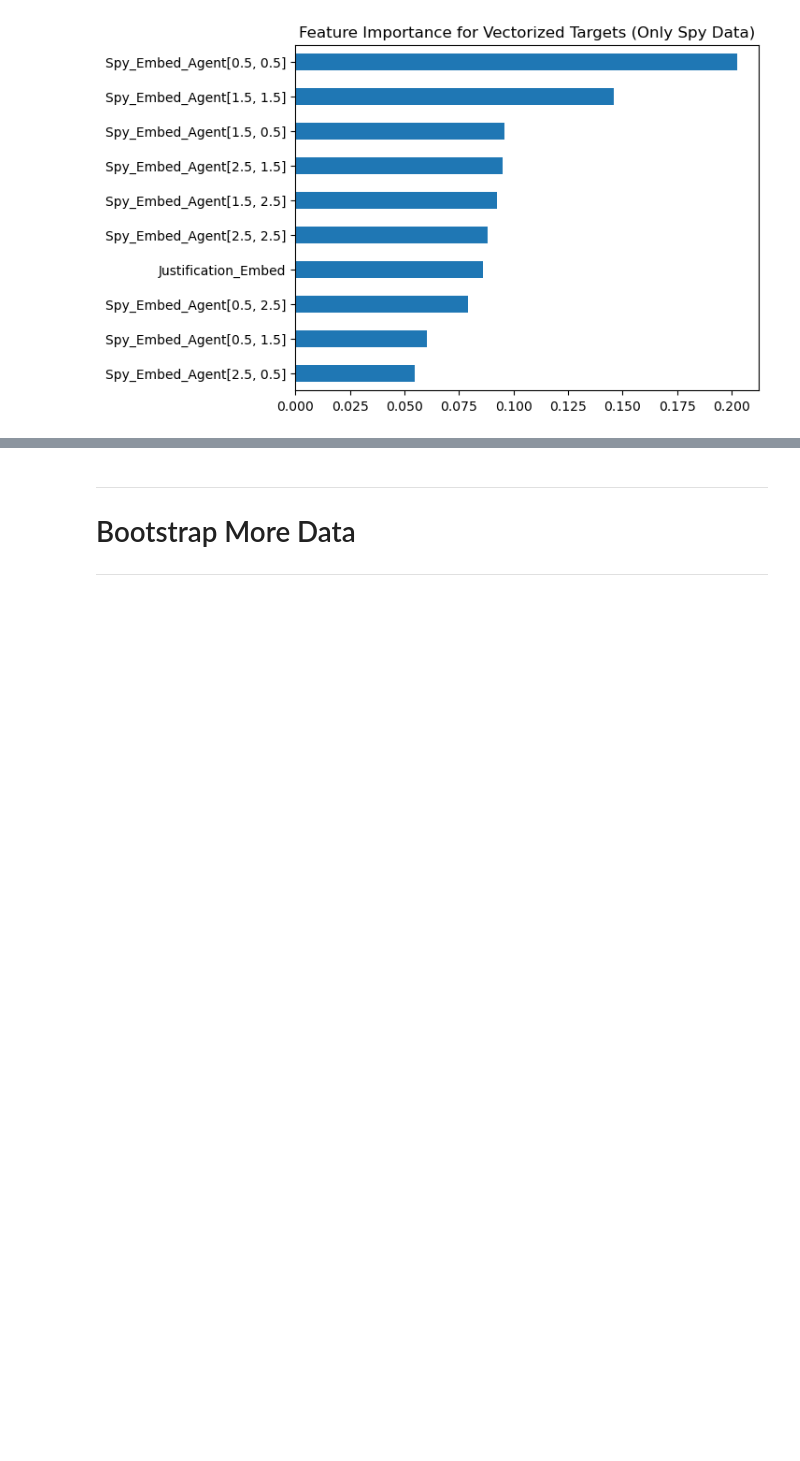
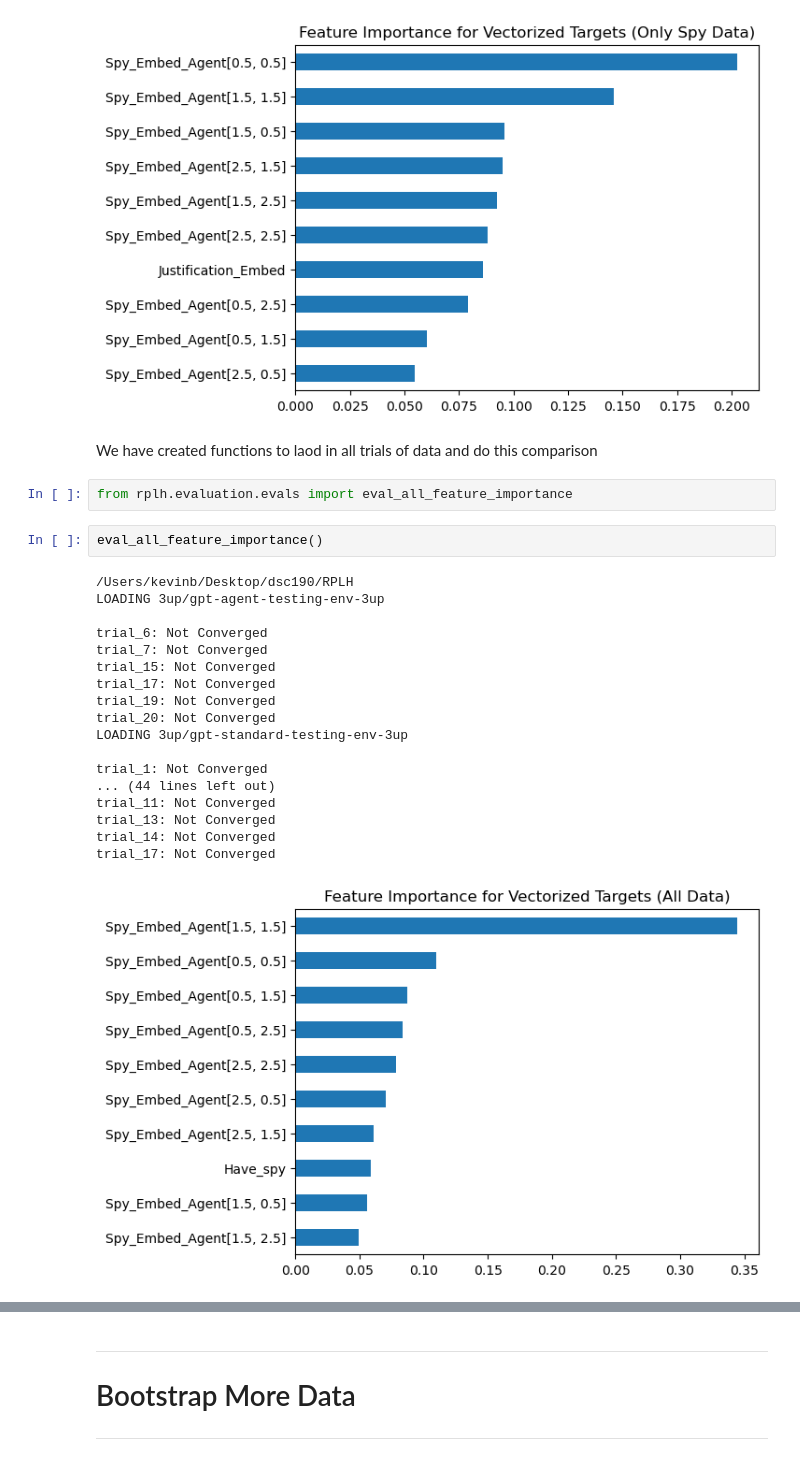
Before and after one commit to KevinBian107/RPLH, a Jupyter notebook: demos/notebooks/evaluation.ipynb, the cells around one changed output, grey strips where cells are left out. Saved outputs shown, nothing was run; the diff lists cells and outputs as text; blank space fills up the shorter version.

```diff
--- a/demos/notebooks/evaluation.ipynb
+++ b/demos/notebooks/evaluation.ipynb
@@ -472,3 +484,28 @@ importances.sort_values().plot(kind="barh", title="Feature Importance for Vector
 plt.show()
 # %% [output]
 [figure]
+# %% [markdown]
+We have created functions to laod in all trials of data and do this comparison
+# %%
+from rplh.evaluation.evals import eval_all_feature_importance
+# %%
+eval_all_feature_importance()
+# %% [output]
+/Users/kevinb/Desktop/dsc190/RPLH
+LOADING 3up/gpt-agent-testing-env-3up
+
+trial_6: Not Converged
+trial_7: Not Converged
+trial_15: Not Converged
+trial_17: Not Converged
+trial_19: Not Converged
+trial_20: Not Converged
+LOADING 3up/gpt-standard-testing-env-3up
+
+trial_1: Not Converged
+... (44 lines left out)
+trial_11: Not Converged
+trial_13: Not Converged
+trial_14: Not Converged
+trial_17: Not Converged
+[figure, added]
```
Also changed, not shown: parts of 6 cells of this notebook, 6 other files.
